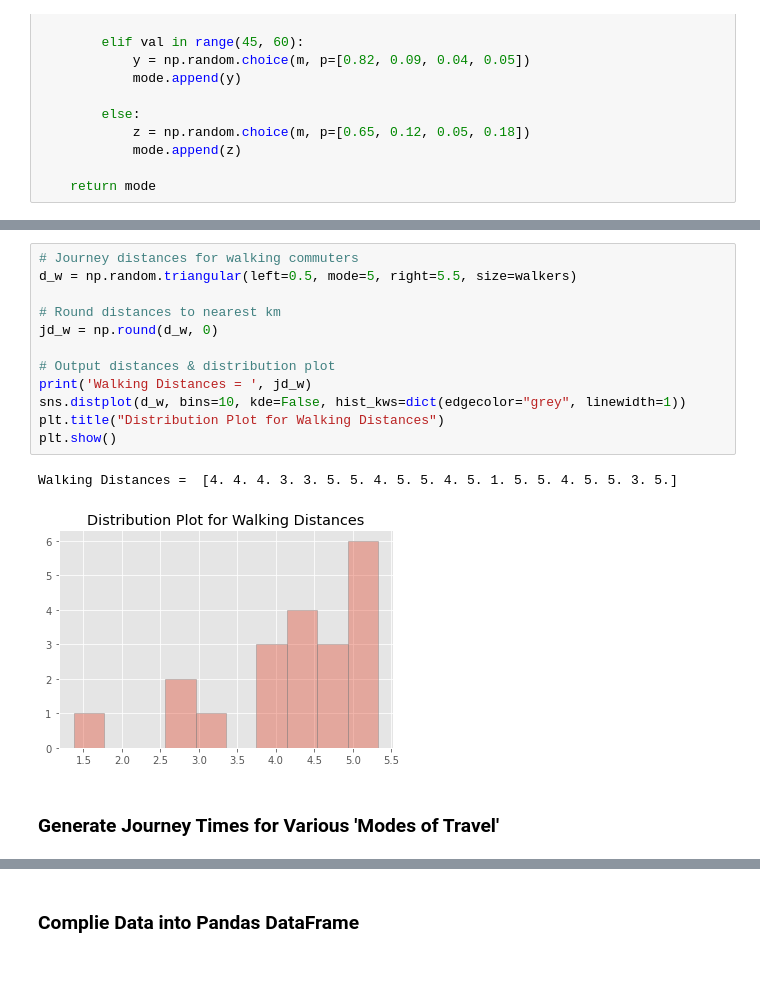
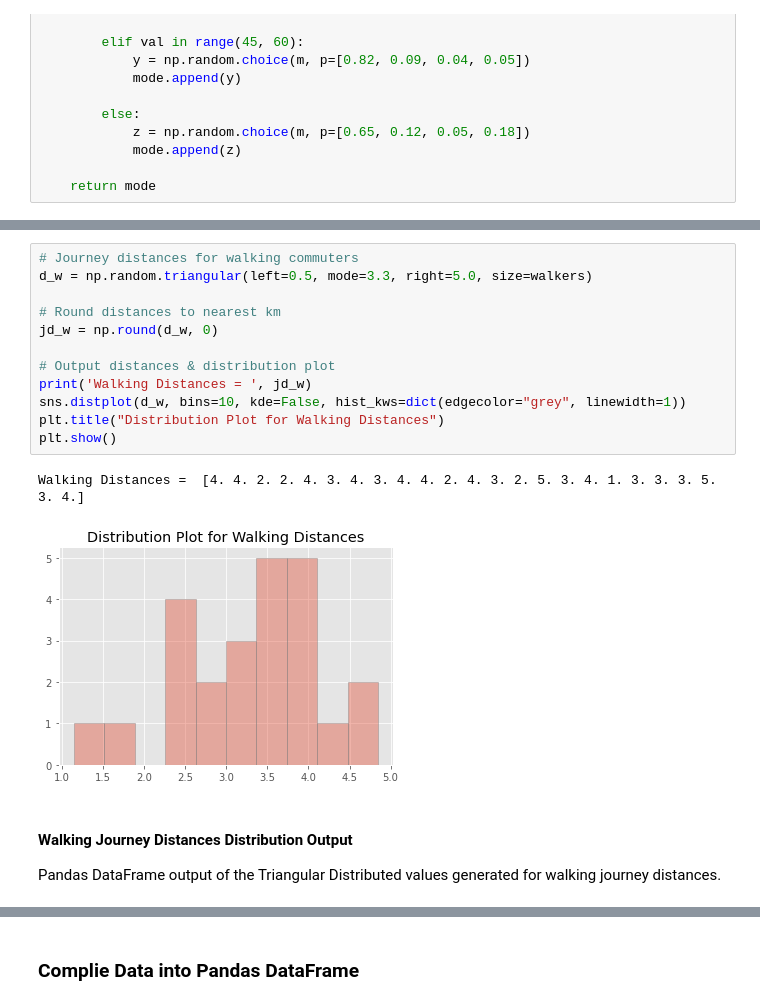
Before and after one commit to PaulSweeney89/ProgDA-Project2020, a Jupyter notebook: Traffic.ipynb, the cells around one changed output, grey strips where cells are left out. Cells and saved outputs as stored; diff of their text form; blank space fills up the shorter version.

```diff
--- a/Traffic.ipynb
+++ b/Traffic.ipynb
@@ -255,17 +353,19 @@ Cycling Distances =  [ 9.  8.  6.  7.  9. 13.  8. 10.  5. 12. 10. 12.]
 # %%
 # Journey distances for walking commuters
-d_w = np.random.triangular(left=0.5, mode=5, right=5.5, size=walkers)
+d_w = np.random.triangular(left=0.5, mode=3.3, right=5.0, size=walkers)
 
 # Round distances to nearest km
 jd_w = np.round(d_w, 0)
 
 # Output distances & distribution plot
 print('Walking Distances = ', jd_w)
 sns.distplot(d_w, bins=10, kde=False, hist_kws=dict(edgecolor="grey", linewidth=1))
 plt.title("Distribution Plot for Walking Distances")
 plt.show()
 # %% [output]
-Walking Distances =  [4. 4. 4. 3. 3. 5. 5. 4. 5. 5. 4. 5. 1. 5. 5. 4. 5. 5. 3. 5.]
+Walking Distances =  [4. 4. 2. 2. 4. 3. 4. 3. 4. 4. 2. 4. 3. 2. 5. 3. 4. 1. 3. 3. 3. 5. 3. 4.]
-[figure, old version]
+[figure, new version]
-# %% [markdown]
-### Generate Journey Times for Various 'Modes of Travel'
+# %% [markdown]
+#### Walking Journey Distances Distribution Output
+
+Pandas DataFrame output of the Triangular Distributed values generated for walking journey distances.
```
Also changed, not shown: parts of 28 cells of this notebook.
